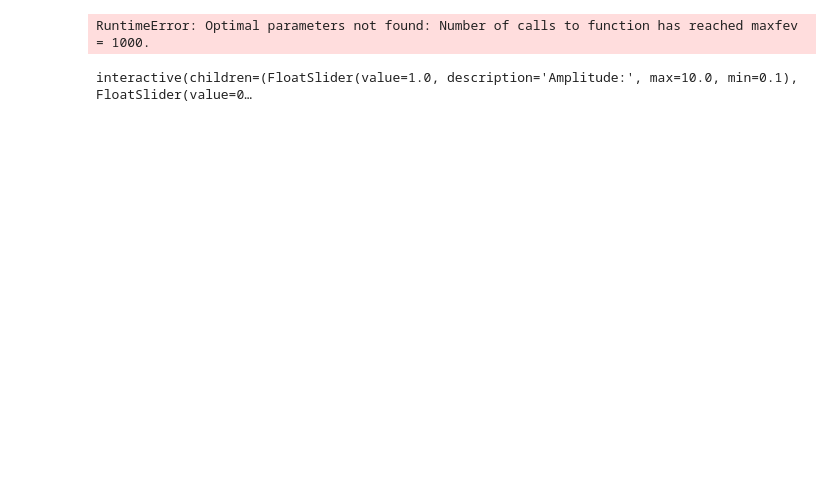
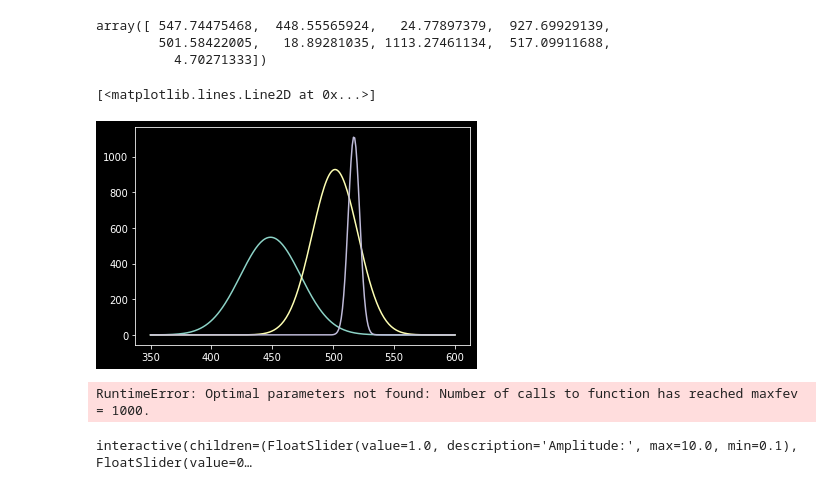
Before and after one commit to oftavira/codespaces-jupyter, a Jupyter notebook: report/report.ipynb, the cells around one changed output. Cells and saved outputs as stored; diff of their text form; code cells hidden in the pictures; blank space fills up the shorter version.

```diff
--- a/report/report.ipynb
+++ b/report/report.ipynb
@@ -416,3 +434,31 @@ Bad pipe message: %s [b'\xa3r\xa2\x9b\x94\xf5\xefi\x8fz\x942\xe8_\xac9\x88e\x00\
+# %%
+pop = sp0.popt
+# %%
+pop
+# %% [output]
+array([ 547.74475468,  448.55565924,   24.77897379,  927.69929139,
+        501.58422005,   18.89281035, 1113.27461134,  517.09911688,
+          4.70271333])
+# %%
+s1 = pop[0:3]
+s2 = pop[3:6]
+s3 = pop[6:9]
+
+x = np.linspace(350,600, 250)
+
+def gaussian(x, amplitude, center, sigma):
+    return amplitude * np.exp(-(x - center)**2 / (2 * sigma**2))
+g = []
+
+for s in [s1,s2,s3]:
+    g.append(gaussian(x,s[0],s[1],s[2]))
+
+plt.plot(x,g[0])
+plt.plot(x,g[1])
+plt.plot(x,g[2])
+# %% [output]
+[<matplotlib.lines.Line2D at 0x...>]
+[figure, added]
 # %%
 # We use gx and gy to fit this to a voigt profile
 # Importing the wofz function from scipy.special
```
Also changed, not shown: parts of 6 cells of this notebook, 20 other files.
